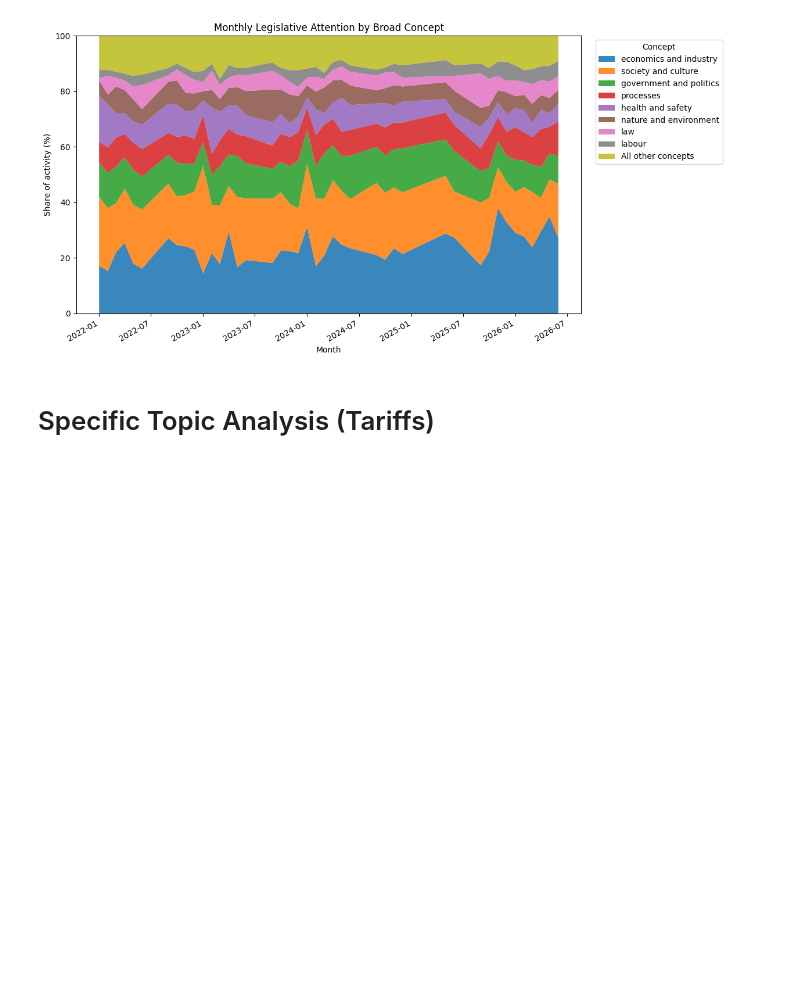
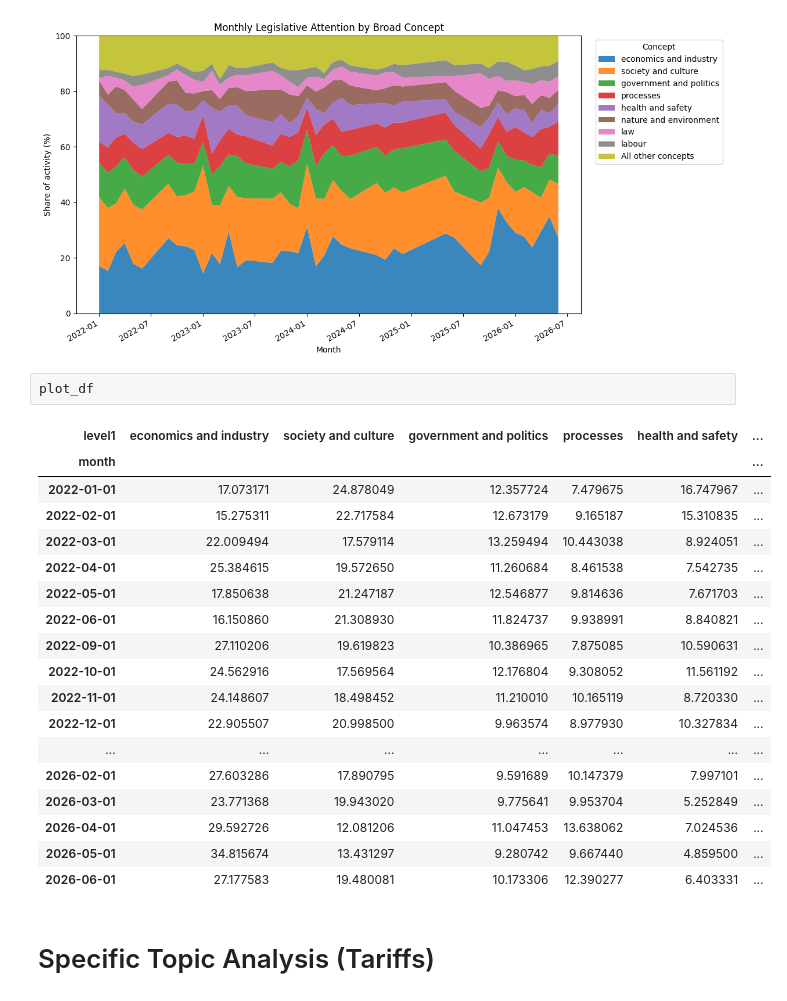
Before and after one commit to iotoAnalytics/goverlytics-ssac27, a Jupyter notebook: notebooks/hansard_analysis.ipynb, the cells around one changed output. Drawn from its saved outputs; the diff is of its cells as text; blank space fills up the shorter version.

```diff
--- a/notebooks/hansard_analysis.ipynb
+++ b/notebooks/hansard_analysis.ipynb
@@ -326,6 +326,27 @@ plt.tight_layout()
 plt.show()
 # %% [output]
 [figure]
+# %%
+plot_df
+# %% [output]
+| level1 | economics and industry | society and culture | government and politics | processes | health and safety | ... |
+| month |  |  |  |  |  | ... |
+| 2022-01-01 | 17.073171 | 24.878049 | 12.357724 | 7.479675 | 16.747967 | ... |
+| 2022-02-01 | 15.275311 | 22.717584 | 12.673179 | 9.165187 | 15.310835 | ... |
+| 2022-03-01 | 22.009494 | 17.579114 | 13.259494 | 10.443038 | 8.924051 | ... |
+| 2022-04-01 | 25.384615 | 19.572650 | 11.260684 | 8.461538 | 7.542735 | ... |
+| 2022-05-01 | 17.850638 | 21.247187 | 12.546877 | 9.814636 | 7.671703 | ... |
+| 2022-06-01 | 16.150860 | 21.308930 | 11.824737 | 9.938991 | 8.840821 | ... |
+| 2022-09-01 | 27.110206 | 19.619823 | 10.386965 | 7.875085 | 10.590631 | ... |
+| 2022-10-01 | 24.562916 | 17.569564 | 12.176804 | 9.308052 | 11.561192 | ... |
+| 2022-11-01 | 24.148607 | 18.498452 | 11.210010 | 10.165119 | 8.720330 | ... |
+| 2022-12-01 | 22.905507 | 20.998500 | 9.963574 | 8.977930 | 10.327834 | ... |
+| ... | ... | ... | ... | ... | ... | ... |
+| 2026-02-01 | 27.603286 | 17.890795 | 9.591689 | 10.147379 | 7.997101 | ... |
+| 2026-03-01 | 23.771368 | 19.943020 | 9.775641 | 9.953704 | 5.252849 | ... |
+| 2026-04-01 | 29.592726 | 12.081206 | 11.047453 | 13.638062 | 7.024536 | ... |
+| 2026-05-01 | 34.815674 | 13.431297 | 9.280742 | 9.667440 | 4.859500 | ... |
+| 2026-06-01 | 27.177583 | 19.480081 | 10.173306 | 12.390277 | 6.403331 | ... |
 # %% [markdown]
 # Specific Topic Analysis (Tariffs)
 # %%
```
Also changed, not shown: parts of 2 cells of this notebook, 5 other files.
